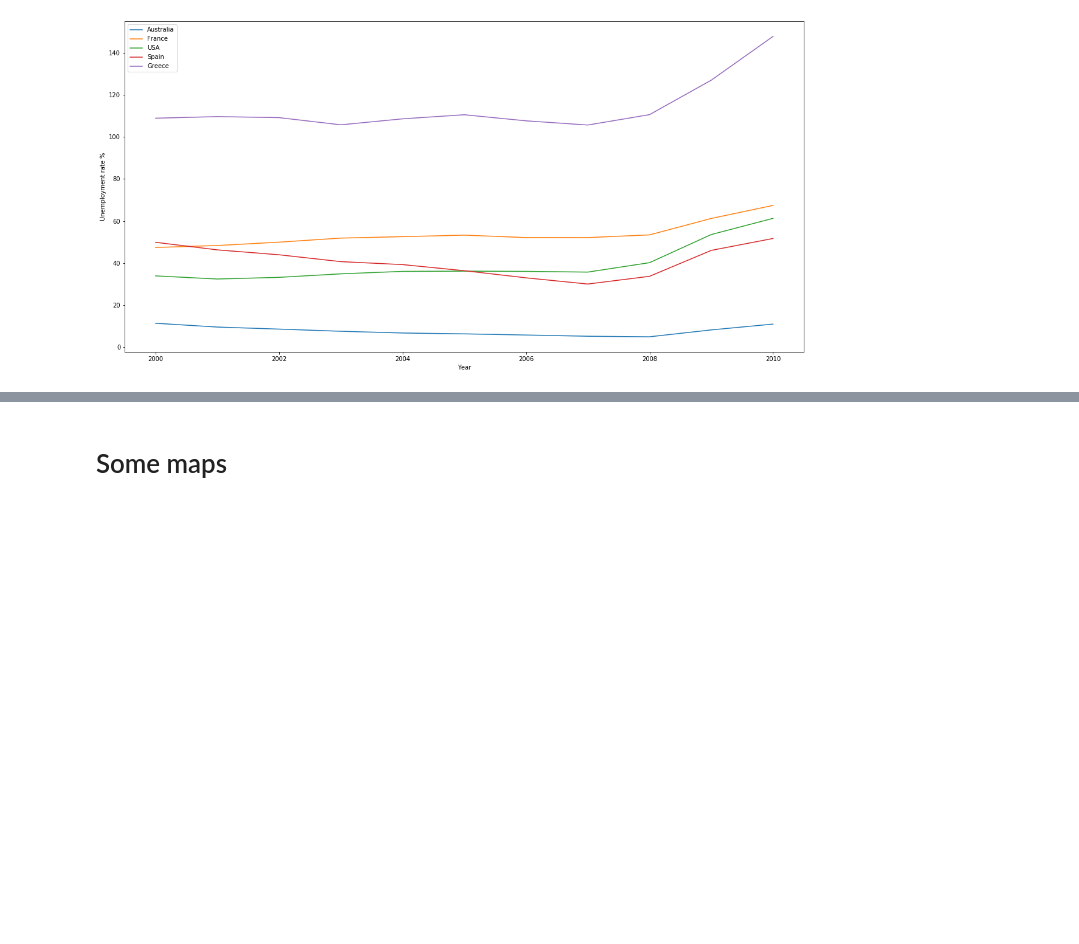
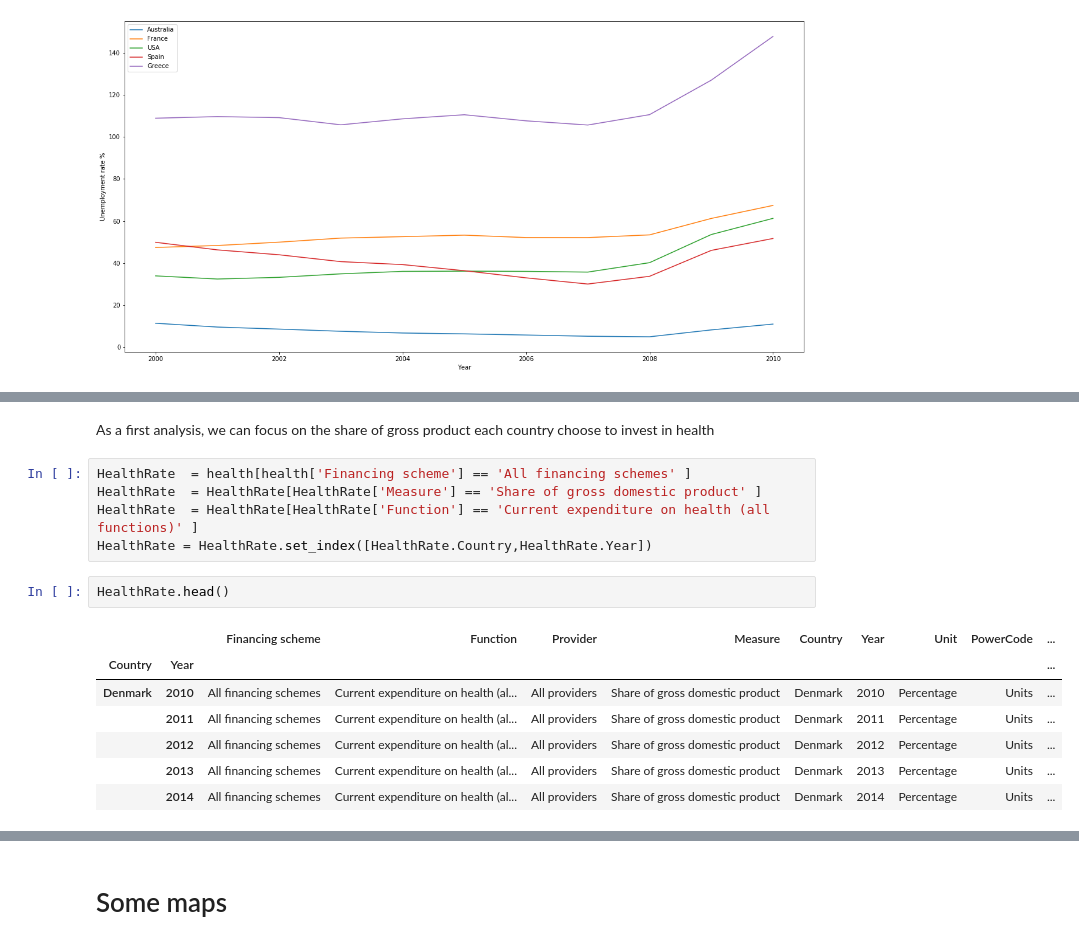
Before and after one commit to nurien2/datacamp_2019, a Jupyter notebook: starting_kit.ipynb, the cells around one changed output, grey strips where cells are left out. Cells and saved outputs as stored; diff of their text form; blank space fills up the shorter version.

```diff
--- a/starting_kit.ipynb
+++ b/starting_kit.ipynb
@@ -721,0 +752,17 @@ plt.show()
+# %% [markdown]
+As a first analysis, we can focus on the share of gross product each country choose to invest in health
+# %%
+HealthRate  = health[health['Financing scheme'] == 'All financing schemes' ]
+HealthRate  = HealthRate[HealthRate['Measure'] == 'Share of gross domestic product' ]
+HealthRate  = HealthRate[HealthRate['Function'] == 'Current expenditure on health (all functions)' ]
+HealthRate = HealthRate.set_index([HealthRate.Country,HealthRate.Year])
+# %%
+HealthRate.head()
+# %% [output]
+|  |  | Financing scheme | Function | Provider | Measure | Country | Year | Unit | PowerCode | ... |
+| Country | Year |  |  |  |  |  |  |  |  | ... |
+| Denmark | 2010 | All financing schemes | Current expenditure on health (al... | All providers | Share of gross domestic product | Denmark | 2010 | Percentage | Units | ... |
+|  | 2011 | All financing schemes | Current expenditure on health (al... | All providers | Share of gross domestic product | Denmark | 2011 | Percentage | Units | ... |
+|  | 2012 | All financing schemes | Current expenditure on health (al... | All providers | Share of gross domestic product | Denmark | 2012 | Percentage | Units | ... |
+|  | 2013 | All financing schemes | Current expenditure on health (al... | All providers | Share of gross domestic product | Denmark | 2013 | Percentage | Units | ... |
+|  | 2014 | All financing schemes | Current expenditure on health (al... | All providers | Share of gross domestic product | Denmark | 2014 | Percentage | Units | ... |
```
Also changed, not shown: parts of 8 cells of this notebook.
